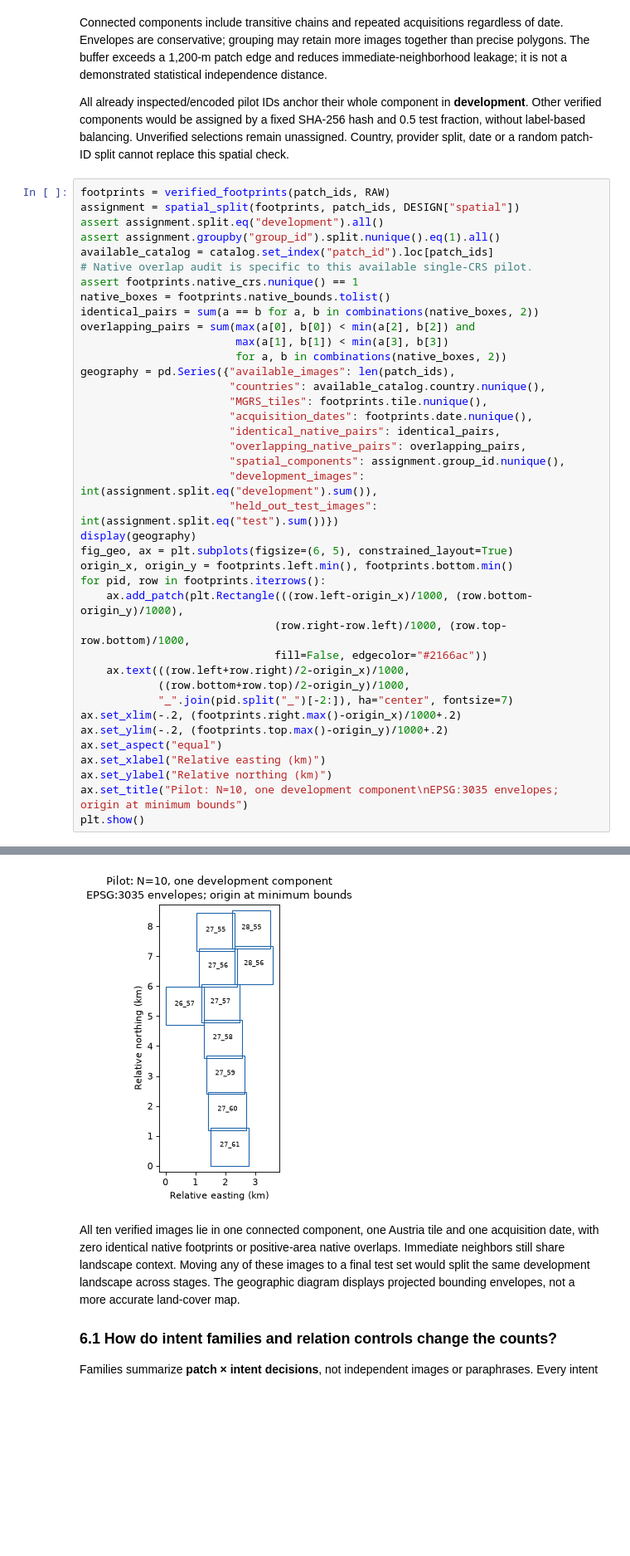
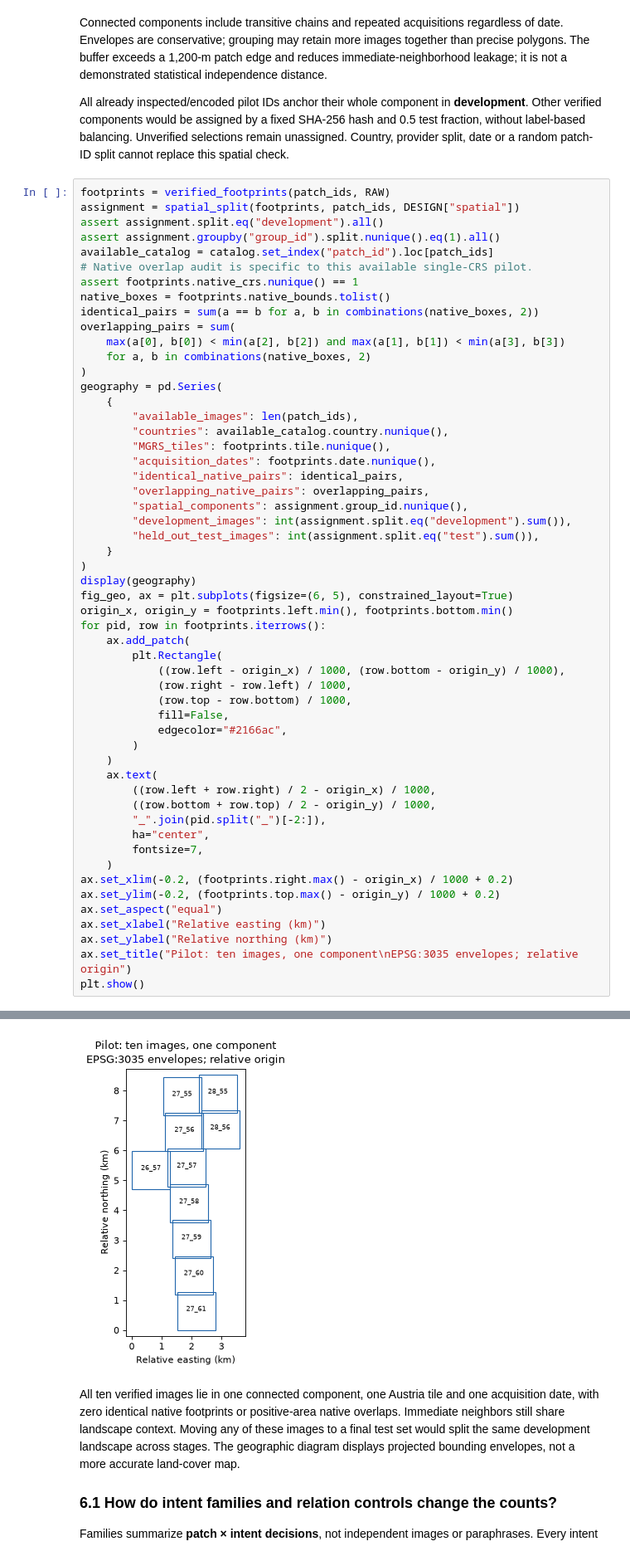
Before and after one commit to manuelmiddendorf/earth-observation, a Jupyter notebook: notebooks/02_benchmark_construction.ipynb, the cells around one changed output, grey strips where cells are left out. Shown at 83% size. Drawn from its saved outputs; the diff is of its cells as text; blank space fills up the shorter version.

```diff
--- a/notebooks/02_benchmark_construction.ipynb
+++ b/notebooks/02_benchmark_construction.ipynb
@@ -341,54 +351,69 @@ replace this spatial check.
 # %%
 footprints = verified_footprints(patch_ids, RAW)
 assignment = spatial_split(footprints, patch_ids, DESIGN["spatial"])
 assert assignment.split.eq("development").all()
 assert assignment.groupby("group_id").split.nunique().eq(1).all()
 available_catalog = catalog.set_index("patch_id").loc[patch_ids]
 # Native overlap audit is specific to this available single-CRS pilot.
 assert footprints.native_crs.nunique() == 1
 native_boxes = footprints.native_bounds.tolist()
 identical_pairs = sum(a == b for a, b in combinations(native_boxes, 2))
-overlapping_pairs = sum(max(a[0], b[0]) < min(a[2], b[2]) and
-                        max(a[1], b[1]) < min(a[3], b[3])
-                        for a, b in combinations(native_boxes, 2))
-geography = pd.Series({"available_images": len(patch_ids),
-                       "countries": available_catalog.country.nunique(),
-                       "MGRS_tiles": footprints.tile.nunique(),
-                       "acquisition_dates": footprints.date.nunique(),
-                       "identical_native_pairs": identical_pairs,
-                       "overlapping_native_pairs": overlapping_pairs,
-                       "spatial_components": assignment.group_id.nunique(),
-                       "development_images": int(assignment.split.eq("development").sum()),
-                       "held_out_test_images": int(assignment.split.eq("test").sum())})
+overlapping_pairs = sum(
+    max(a[0], b[0]) < min(a[2], b[2]) and max(a[1], b[1]) < min(a[3], b[3])
+    for a, b in combinations(native_boxes, 2)
+)
+geography = pd.Series(
+    {
+        "available_images": len(patch_ids),
+        "countries": available_catalog.country.nunique(),
+        "MGRS_tiles": footprints.tile.nunique(),
+        "acquisition_dates": footprints.date.nunique(),
+        "identical_native_pairs": identical_pairs,
+        "overlapping_native_pairs": overlapping_pairs,
+        "spatial_components": assignment.group_id.nunique(),
+        "development_images": int(assignment.split.eq("development").sum()),
+        "held_out_test_images": int(assignment.split.eq("test").sum()),
+    }
+)
 display(geography)
 fig_geo, ax = plt.subplots(figsize=(6, 5), constrained_layout=True)
 origin_x, origin_y = footprints.left.min(), footprints.bottom.min()
 for pid, row in footprints.iterrows():
-    ax.add_patch(plt.Rectangle(((row.left-origin_x)/1000, (row.bottom-origin_y)/1000),
-                              (row.right-row.left)/1000, (row.top-row.bottom)/1000,
-                              fill=False, edgecolor="#2166ac"))
-    ax.text(((row.left+row.right)/2-origin_x)/1000,
-            ((row.bottom+row.top)/2-origin_y)/1000,
-            "_".join(pid.split("_")[-2:]), ha="center", fontsize=7)
-ax.set_xlim(-.2, (footprints.right.max()-origin_x)/1000+.2)
-ax.set_ylim(-.2, (footprints.top.max()-origin_y)/1000+.2)
+    ax.add_patch(
+        plt.Rectangle(
+            ((row.left - origin_x) / 1000, (row.bottom - origin_y) / 1000),
+            (row.right - row.left) / 1000,
+            (row.top - row.bottom) / 1000,
+            fill=False,
+            edgecolor="#2166ac",
+        )
+    )
+    ax.text(
+        ((row.left + row.right) / 2 - origin_x) / 1000,
+        ((row.bottom + row.top) / 2 - origin_y) / 1000,
+        "_".join(pid.split("_")[-2:]),
+        ha="center",
+        fontsize=7,
+    )
+ax.set_xlim(-0.2, (footprints.right.max() - origin_x) / 1000 + 0.2)
+ax.set_ylim(-0.2, (footprints.top.max() - origin_y) / 1000 + 0.2)
 ax.set_aspect("equal")
 ax.set_xlabel("Relative easting (km)")
 ax.set_ylabel("Relative northing (km)")
-ax.set_title("Pilot: N=10, one development component\nEPSG:3035 envelopes; origin at minimum bounds")
+ax.set_title("Pilot: ten images, one component\nEPSG:3035 envelopes; relative origin")
 plt.show()
 # %% [output]
 available_images            10
 countries                    1
 MGRS_tiles                   1
 acquisition_dates            1
 identical_native_pairs       0
 overlapping_native_pairs     0
 spatial_components           1
 development_images          10
 held_out_test_images         0
 dtype: int64
-[figure, old version]
+[figure, new version]
 # %% [markdown]
 All ten verified images lie in one connected component, one Austria tile and one
 acquisition date, with zero identical native footprints or positive-area
```
Also changed, not shown: parts of 67 cells of this notebook, 15 other files.
